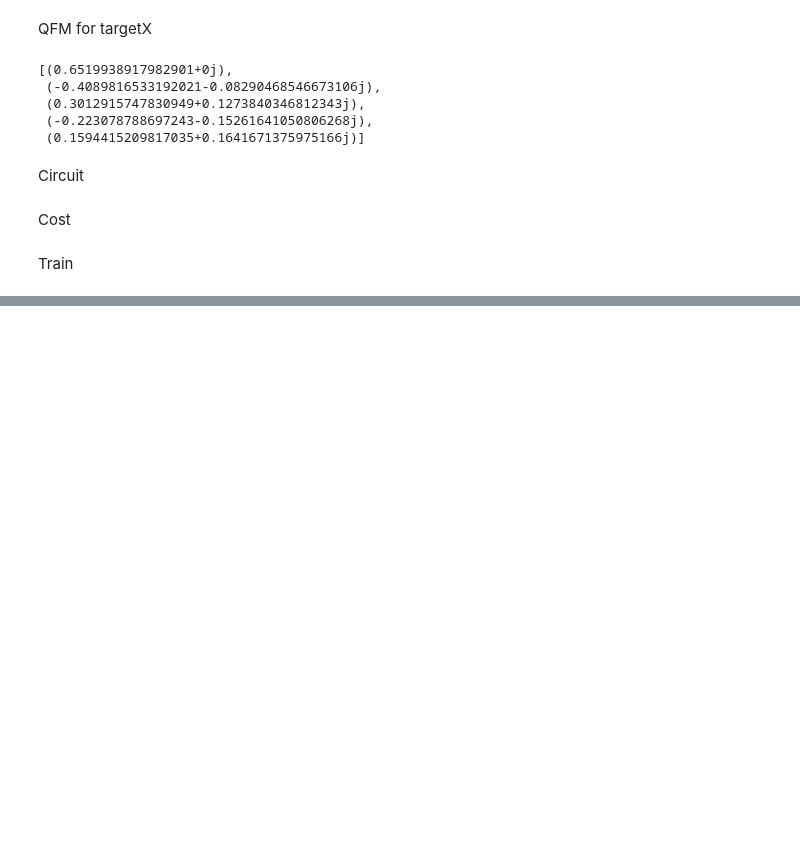
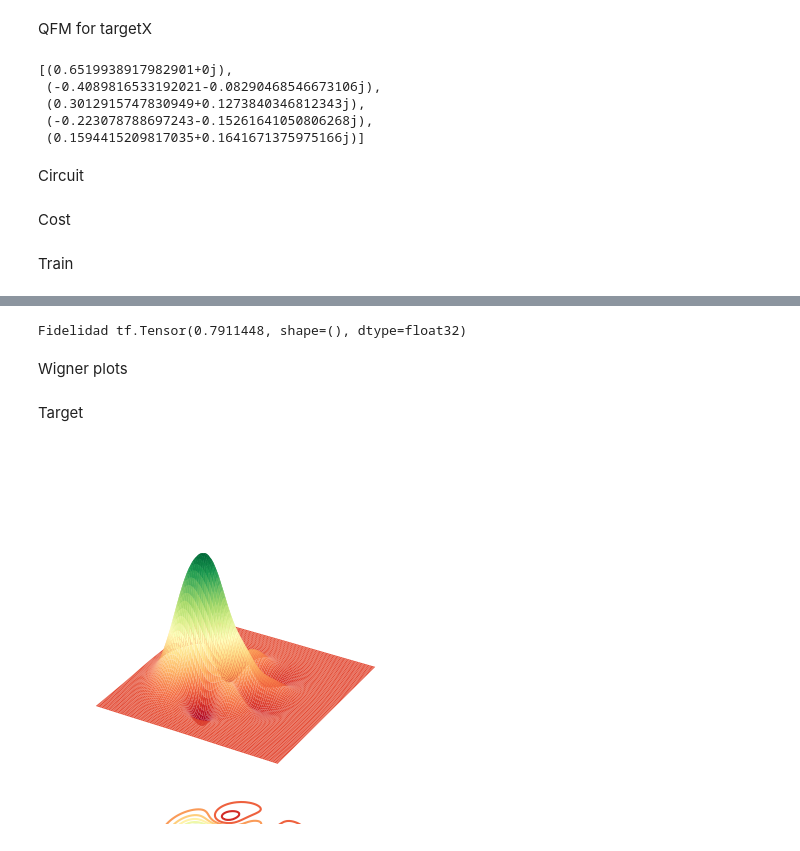
Before and after one commit to cristian-f-zapata/QNN-Qumodes, a Jupyter notebook: QF1_.ipynb, the cells around one changed output, grey strips where cells are left out. Saved outputs shown, nothing was run; the diff lists cells and outputs as text; code cells hidden in the pictures; blank space fills up the shorter version.

Commit message:
Wigner plots

```diff
--- a/QF1_.ipynb
+++ b/QF1_.ipynb
@@ -55,13 +55,8 @@ def init_weights(modes, layers, active_sd=0.1, passive_sd=1):
 def input_qnn_layer(hid,q):
     with tf.name_scope('inputlayer'):
         ops.Dgate(hid[0]) | q[0]
-        ops.Dgate(hid[1]) | q[1]
-
-        ops.Rgate(hid[0]) | q[0]
-        ops.Rgate(hid[1]) | q[1]
 
         ops.Dgate(hid[0]) | q[0]
-        ops.Dgate(hid[1]) | q[1]
 
 # Defining standard QNN layers
 def qnn_layer(params,layer_number,q):
@@ -109,7 +104,7 @@ def qnn_layer(params,layer_number,q):
             ops.Kgate(ker[i]) | q[i]
 
 
-modes=2
+modes=1
 layers=4
 hidden_units=2
 
@@ -180,0 +185,14 @@ WARNING:tensorflow:You are casting an input of type complex64 to an in
+# %%
+results = eng.run(qnn, args=mapping_wt)
+ket = results.state.ket()
+ket=ket.numpy()
+target_state=np.array(target_state)
+# %%
+print("Fidelidad", (tf.abs(tf.reduce_sum(tf.multiply(ket, target_state))))**2)
+# %% [output]
+Fidelidad tf.Tensor(0.7911448, shape=(), dtype=float32)
+# %%
+rho_target = np.outer(target_state, target_state.conj())
+rho_learnt = np.outer(ket, ket.conj())
+# %% [markdown]
+Wigner plots
@@ -180,0 +256,14 @@ WARNING:tensorflow:You are casting an input of type complex64 to an in
+# %% [markdown]
+Target
+# %%
+fig = plt.figure()
+
+ax = fig.add_subplot(111, projection="3d")
+X, P, W = wigner(rho_target)
+ax.plot_surface(X, P, W, cmap="RdYlGn", lw=0.5, rstride=1, cstride=1)
+ax.contour(X, P, W, 10, cmap="RdYlGn", linestyles="solid", offset=-0.17)
+ax.set_axis_off()
+plt.savefig("T.png")
+fig.show()
+# %% [output]
+[figure, added]
```
Also changed, not shown: parts of 8 cells of this notebook.
